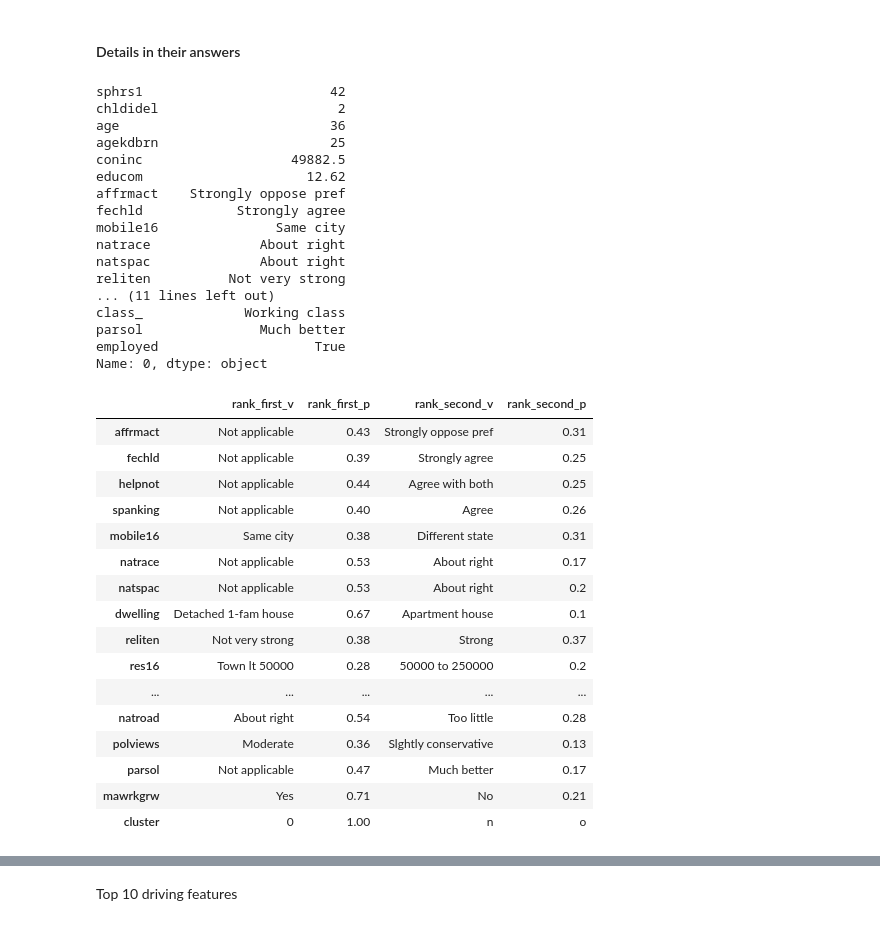
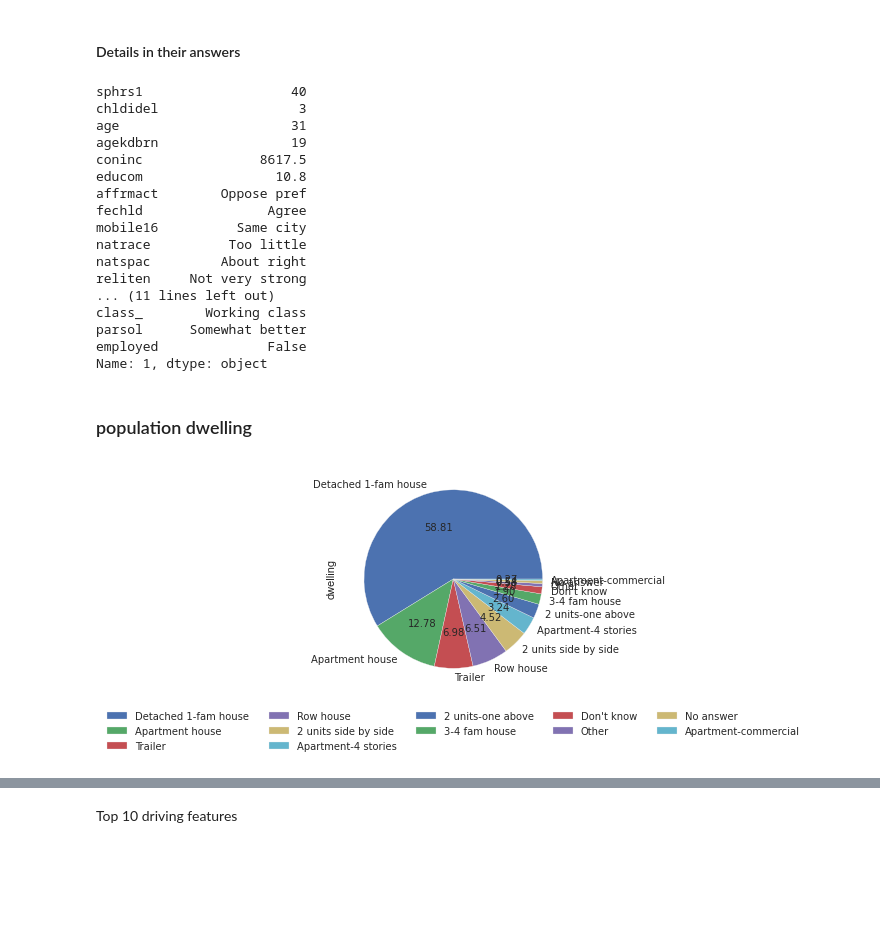
Before and after one commit to banjopickin/women_workforce, a Jupyter notebook: FC_analysis-version2.ipynb, the cells around one changed output, grey strips where cells are left out. Drawn from its saved outputs; the diff is of its cells as text; code cells hidden in the pictures; blank space fills up the shorter version.

Commit message:
cluster study in progress

```diff
--- a/FC_analysis-version2.ipynb
+++ b/FC_analysis-version2.ipynb
@@ -230,40 +232,26 @@ df_c0 = df[df.cluster ==0]
 # %%
-df_summary[redu_heat_df.index].ix[0]
+df_summary[redu_heat_df.index].ix[1]
 # %% [output]
-sphrs1                        42
-chldidel                       2
-age                           36
-agekdbrn                      25
-coninc                   49882.5
-educom                     12.62
-affrmact    Strongly oppose pref
-fechld            Strongly agree
-mobile16               Same city
-natrace              About right
-natspac              About right
-reliten          Not very strong
+sphrs1                   40
+chldidel                  3
+age                      31
+agekdbrn                 19
+coninc               8617.5
+educom                 10.8
+affrmact        Oppose pref
+fechld                Agree
+mobile16          Same city
+natrace          Too little
+natspac         About right
+reliten     Not very strong
 ... (11 lines left out)
-class_             Working class
-parsol               Much better
-employed                    True
-Name: 0, dtype: object
+class_        Working class
+parsol      Somewhat better
+employed              False
+Name: 1, dtype: object
-# %%
-cluster_summary(df_c0,cat_cols)
-# %% [output]
-|  | rank_first_v | rank_first_p | rank_second_v | rank_second_p |
-| affrmact | Not applicable | 0.43 | Strongly oppose pref | 0.31 |
-| fechld | Not applicable | 0.39 | Strongly agree | 0.25 |
-| helpnot | Not applicable | 0.44 | Agree with both | 0.25 |
-| spanking | Not applicable | 0.40 | Agree | 0.26 |
-| mobile16 | Same city | 0.38 | Different state | 0.31 |
-| natrace | Not applicable | 0.53 | About right | 0.17 |
-| natspac | Not applicable | 0.53 | About right | 0.2 |
-| dwelling | Detached 1-fam house | 0.67 | Apartment house | 0.1 |
-| reliten | Not very strong | 0.38 | Strong | 0.37 |
-| res16 | Town lt 50000 | 0.28 | 50000 to 250000 | 0.2 |
-| ... | ... | ... | ... | ... |
-| natroad | About right | 0.54 | Too little | 0.28 |
-| polviews | Moderate | 0.36 | Slghtly conservative | 0.13 |
-| parsol | Not applicable | 0.47 | Much better | 0.17 |
-| mawrkgrw | Yes | 0.71 | No | 0.21 |
-| cluster | 0 | 1.00 | n | o |
+# %% [markdown]
+### population dwelling
+# %%
+simple_pie(df.dwelling,(4,4))
+# %% [output]
+[figure, added]
```
Also changed, not shown: parts of 32 cells of this notebook.
